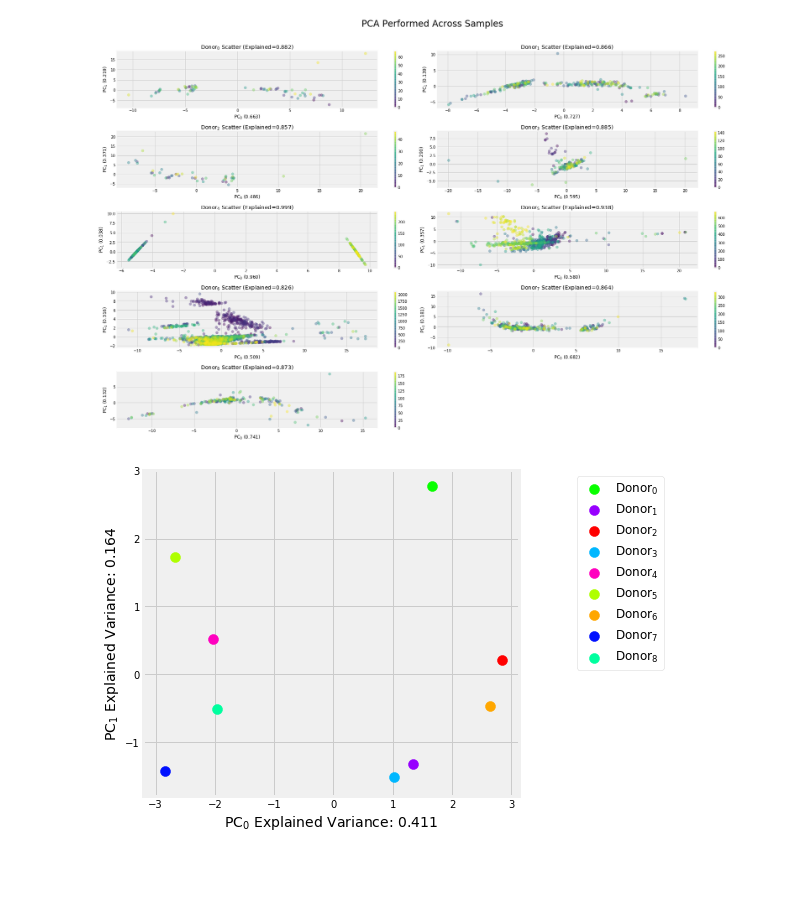
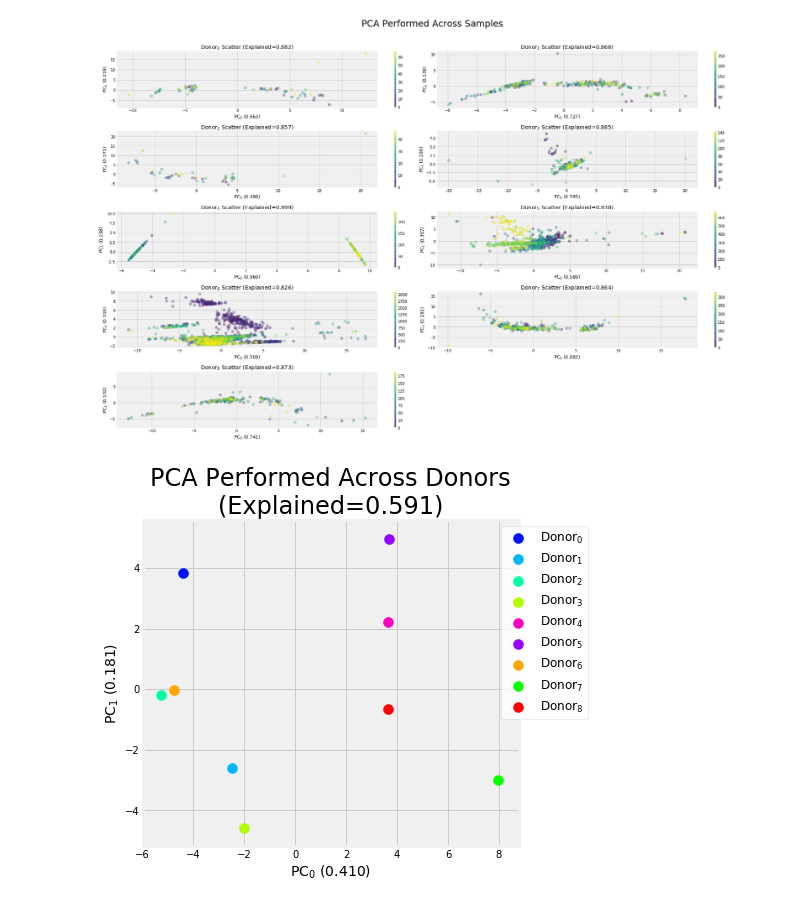
Before and after one commit to michaelwiest/microbiome-rnn, a Jupyter notebook: notebooks/Input Analysis.ipynb, the cells around one changed output. Cells and saved outputs as stored; diff of their text form; code cells hidden in the pictures; blank space fills up the shorter version.

```diff
--- a/notebooks/Input Analysis.ipynb
+++ b/notebooks/Input Analysis.ipynb
@@ -386,34 +386,35 @@ plt.show()
 # %%
 def get_cmap(n, name='hsv'):
     '''Returns a function that maps each index in 0, 1, ..., n-1 to a distinct
     RGB color; the keyword argument name must be a standard mpl colormap name.'''
     return plt.cm.get_cmap(name, n)
 cmap1 = get_cmap(len(oh.samples) + 1)
 colors2 = [cmap1(i) for i in range(len(file_labs))]
 random.shuffle(colors2)
+
+
+fig, ax = plt.subplots(figsize=(6, 6))
+
+means = [s.mean(axis=1) for s in oh.samples]
+s = np.array(means)
+
+zs = clr(s, axis=1)
+pca = PCA(n_components=2)
+pca.fit(zs)
+t = pca.transform(zs)
+
+for i in range(t.shape[0]):
+    plt.scatter(t[i, 0], t[i, 1], label=file_labs[i], s=100, c=colors2[i])
+legend = plt.legend(frameon = 1, loc='upper right', ncol=1, fontsize=12, bbox_to_anchor=(1.2, 1))
+frame = legend.get_frame()
+frame.set_facecolor('white')
+ax.set_xlabel('PC$_0$ ({})'.format(str(pca.explained_variance_ratio_[0])[:5]), fontsize=14)
+ax.set_ylabel('PC$_1$ ({})'.format(str(pca.explained_variance_ratio_[1])[:5]), fontsize=14)
+plt.title('PCA Performed Across Donors\n(Explained={})'.format(str(sum(pca.explained_variance_ratio_[:2]))[:5]),
+          fontsize=24, y=1)
+plt.show()
+# %% [output]
+[figure, added]
-# %%
-fig, ax = plt.subplots(figsize=(6, 6))
-
-means = [s.mean(axis=1) for s in oh.samples]
-s = np.array(means)
-
-zs = zscore(clr(s, axis=1), axis=1)
-pca = PCA(n_components=2)
-pca.fit(zs)
-t = pca.transform(zs)
-
-for i in range(t.shape[0]):
-    plt.scatter(t[i, 0], t[i, 1], label=file_labs[i], s=100, c=colors2[i])
-legend = plt.legend(frameon = 1, loc='upper right', ncol=1, fontsize=12, bbox_to_anchor=(1.4, 1))
-frame = legend.get_frame()
-frame.set_facecolor('white')
-ax.set_xlabel('PC$_0$ Explained Variance: {}'.format(str(pca.explained_variance_ratio_[0])[:5]), fontsize=14)
-ax.set_ylabel('PC$_1$ Explained Variance: {}'.format(str(pca.explained_variance_ratio_[1])[:5]), fontsize=14)
-# plt.title('PCA Performed Across Donors\n(Explained={})'.format(str(sum(pca.explained_variance_ratio_[:2]))[:5]),
-#           fontsize=24, y=1)
-plt.show()
-# %% [output]
-[figure, removed]
 # %%
 su = sum([s.shape[1] for s in oh.samples])
 fracs = [s.shape[1] * 1.0 / su for s in oh.samples]
```
Also changed, not shown: parts of 5 cells of this notebook.
